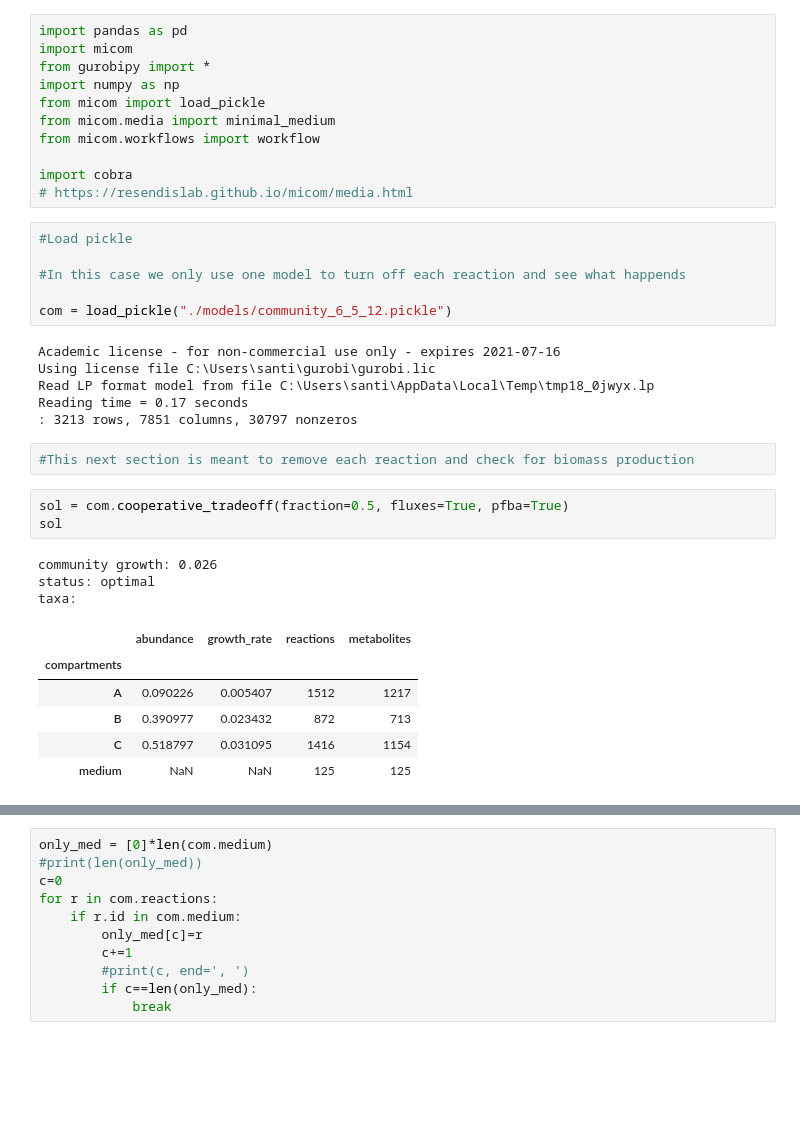
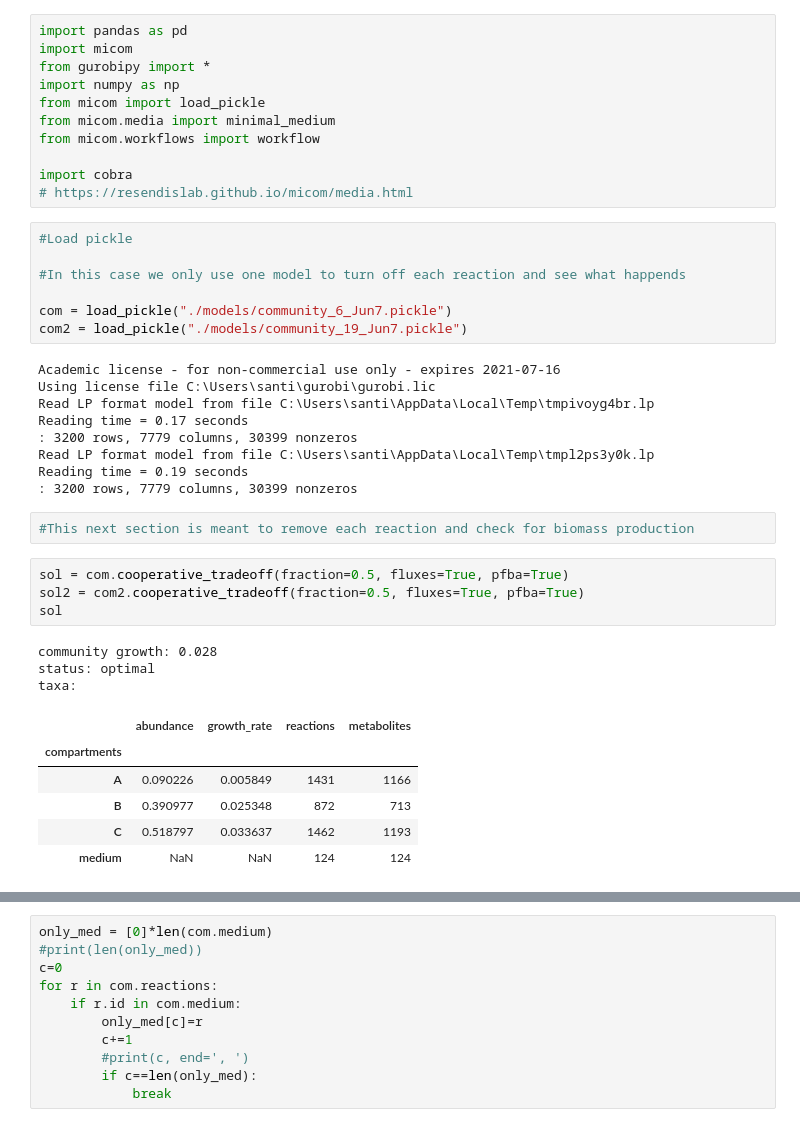
Before and after one commit to resendislab/Modeling_Heterogeneity_Cancer_Metabolism_MICOM, a Jupyter notebook: micom/analysis-w-micom.ipynb, the cells around one changed output, grey strips where cells are left out. Cells and saved outputs as stored; diff of their text form; blank space fills up the shorter version.

```diff
--- a/micom/analysis-w-micom.ipynb
+++ b/micom/analysis-w-micom.ipynb
@@ -14,25 +14,30 @@ import cobra
 
 #In this case we only use one model to turn off each reaction and see what happends
 
-com = load_pickle("./models/community_6_5_12.pickle")
+com = load_pickle("./models/community_6_Jun7.pickle")
+com2 = load_pickle("./models/community_19_Jun7.pickle")
 # %% [output]
 Academic license - for non-commercial use only - expires 2021-07-16
 Using license file C:\Users\santi\gurobi\gurobi.lic
-Read LP format model from file C:\Users\santi\AppData\Local\Temp\tmp18_0jwyx.lp
+Read LP format model from file C:\Users\santi\AppData\Local\Temp\tmpivoyg4br.lp
 Reading time = 0.17 seconds
-: 3213 rows, 7851 columns, 30797 nonzeros
+: 3200 rows, 7779 columns, 30399 nonzeros
+Read LP format model from file C:\Users\santi\AppData\Local\Temp\tmpl2ps3y0k.lp
+Reading time = 0.19 seconds
+: 3200 rows, 7779 columns, 30399 nonzeros
 # %%
 #This next section is meant to remove each reaction and check for biomass production
 # %%
 sol = com.cooperative_tradeoff(fraction=0.5, fluxes=True, pfba=True)
+sol2 = com2.cooperative_tradeoff(fraction=0.5, fluxes=True, pfba=True)
 sol
 # %% [output]
-community growth: 0.026
+community growth: 0.028
 status: optimal
 taxa:
 |  | abundance | growth_rate | reactions | metabolites |
 | compartments |  |  |  |  |
-| A | 0.090226 | 0.005407 | 1512 | 1217 |
-| B | 0.390977 | 0.023432 | 872 | 713 |
-| C | 0.518797 | 0.031095 | 1416 | 1154 |
-| medium | NaN | NaN | 125 | 125 |
+| A | 0.090226 | 0.005849 | 1431 | 1166 |
+| B | 0.390977 | 0.025348 | 872 | 713 |
+| C | 0.518797 | 0.033637 | 1462 | 1193 |
+| medium | NaN | NaN | 124 | 124 |
```
Also changed, not shown: parts of 40 cells of this notebook, 6 other files.
